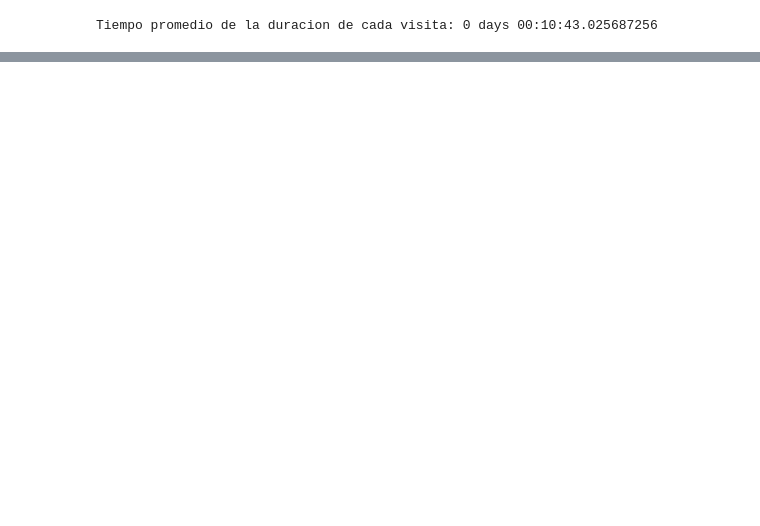
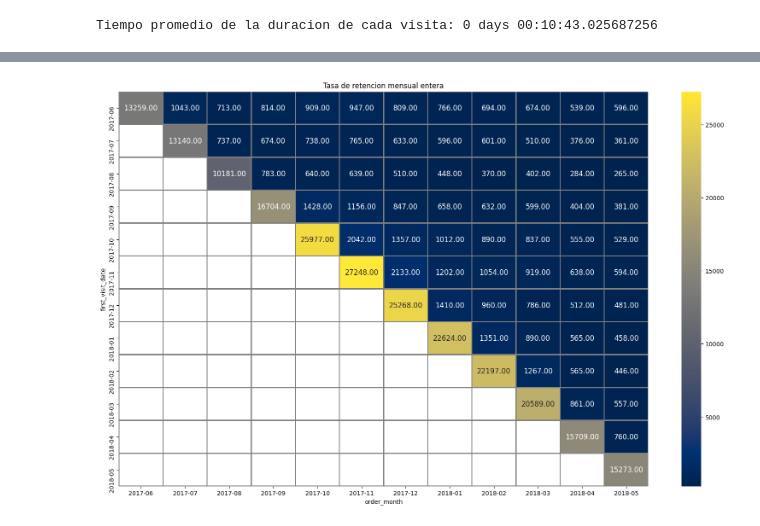
Before and after one commit to cristopherrexx-coder/Proyect-10, a Jupyter notebook: Sprint 10 proyect.ipynb, the cells around one changed output, grey strips where cells are left out. Cells and saved outputs as stored; diff of their text form; code cells hidden in the pictures; blank space fills up the shorter version.

```diff
--- a/Sprint 10 proyect.ipynb
+++ b/Sprint 10 proyect.ipynb
@@ -10,9 +11,9 @@ import matplotlib as plt
 # %% [markdown]
 ## Importacion de los datos
 # %%
-visits_df = pd.read_csv('visits_log_us.csv')
-orders_df = pd.read_csv('orders_log_us.csv')
-costs_df = pd.read_csv('costs_us.csv')
+visits_df = pd.read_csv('/datasets/visits_log_us.csv')
+orders_df = pd.read_csv('/datasets/orders_log_us.csv')
+costs_df = pd.read_csv('/datasets/costs_us.csv')
 # %% [markdown]
 ## Primer vistazo a los DataFrames
 # %%
@@ -247,6 +248,6 @@ Tiempo promedio de la duracion de cada visita: 0 days 00:10:43.025687256
 # %%
 #Obtenemos el mes de la primera visita para cada user
-first_visit_user = visits_df.groupby('Uid')['Start Ts'].min()
+first_visit_user = visits_df.groupby('Uid')['Start Ts'].min().reset_index()
 first_visit_user.name = 'first_visit_date'
 first_visit_user.head()
 # %% [output]
@@ -346,0 +336,22 @@ first_month_users.head()
+# %%
+#Heatmap de la matriz de retencion entera
+
+plt.figure(figsize= (20,12))
+plt.title('Tasa de retencion mensual entera')
+
+sns.heatmap(
+    data= absolute_visits,
+    annot= True,
+    fmt='.2f',
+    linewidths=1,
+    linecolor='gray',
+    annot_kws={'size':12},
+    cbar=True,
+    cmap='cividis'
+)
+
+
+
+plt.show()
+# %% [output]
+[figure, added]
```
Also changed, not shown: parts of 29 cells of this notebook.
